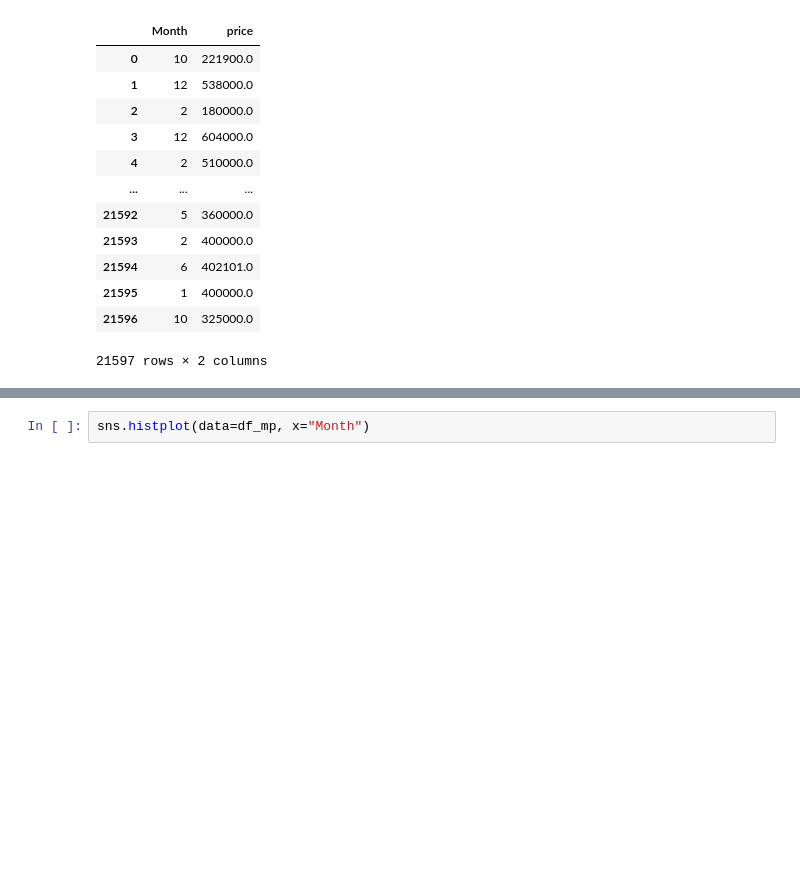
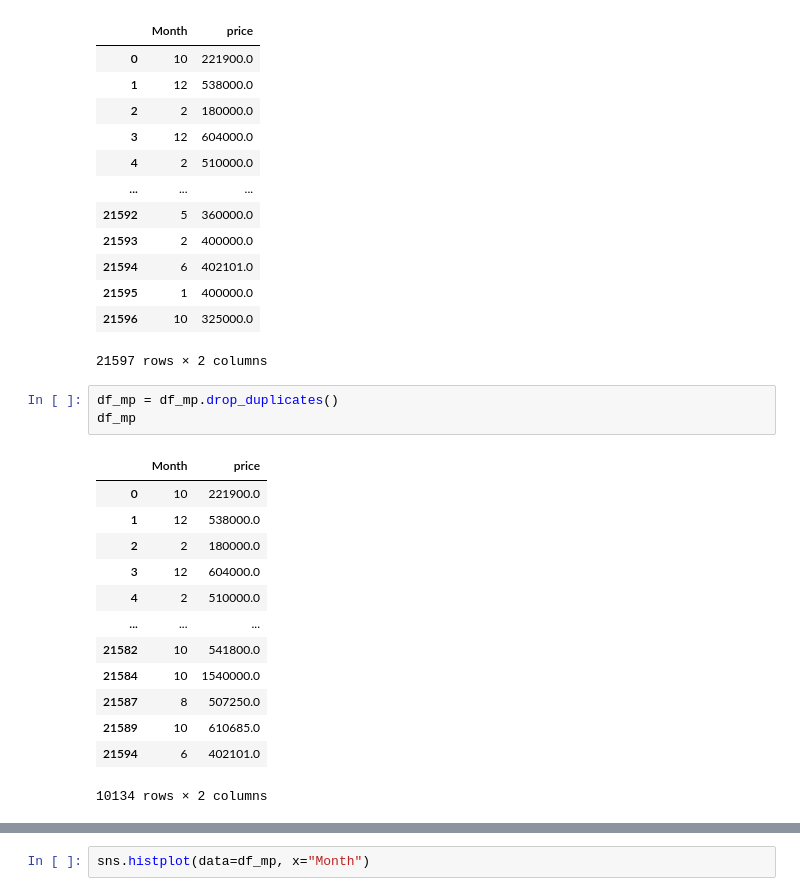
Before and after one commit to letruong711/Seattle-Area-Housing-Analysis, a Jupyter notebook: Starting Analysis.ipynb, the cells around one changed output, grey strips where cells are left out. Drawn from its saved outputs; the diff is of its cells as text; blank space fills up the shorter version.

```diff
--- a/Starting Analysis.ipynb
+++ b/Starting Analysis.ipynb
@@ -184,3 +184,20 @@ df_mp
 | 21595 | 1 | 400000.0 |
 | 21596 | 10 | 325000.0 |
 21597 rows × 2 columns
+# %%
+df_mp = df_mp.drop_duplicates()
+df_mp
+# %% [output]
+|  | Month | price |
+| 0 | 10 | 221900.0 |
+| 1 | 12 | 538000.0 |
+| 2 | 2 | 180000.0 |
+| 3 | 12 | 604000.0 |
+| 4 | 2 | 510000.0 |
+| ... | ... | ... |
+| 21582 | 10 | 541800.0 |
+| 21584 | 10 | 1540000.0 |
+| 21587 | 8 | 507250.0 |
+| 21589 | 10 | 610685.0 |
+| 21594 | 6 | 402101.0 |
+10134 rows × 2 columns
```
Also changed, not shown: parts of 11 cells of this notebook.
